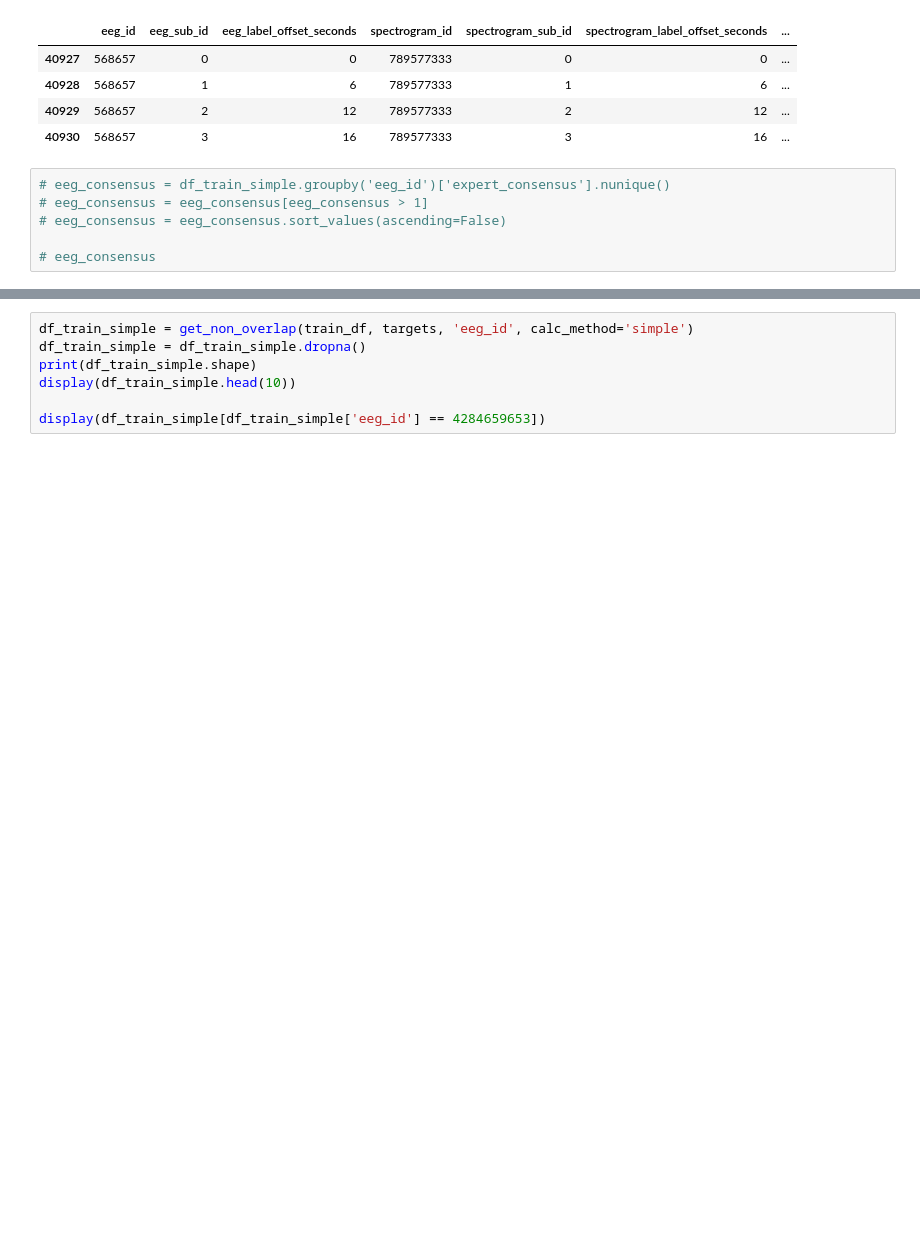
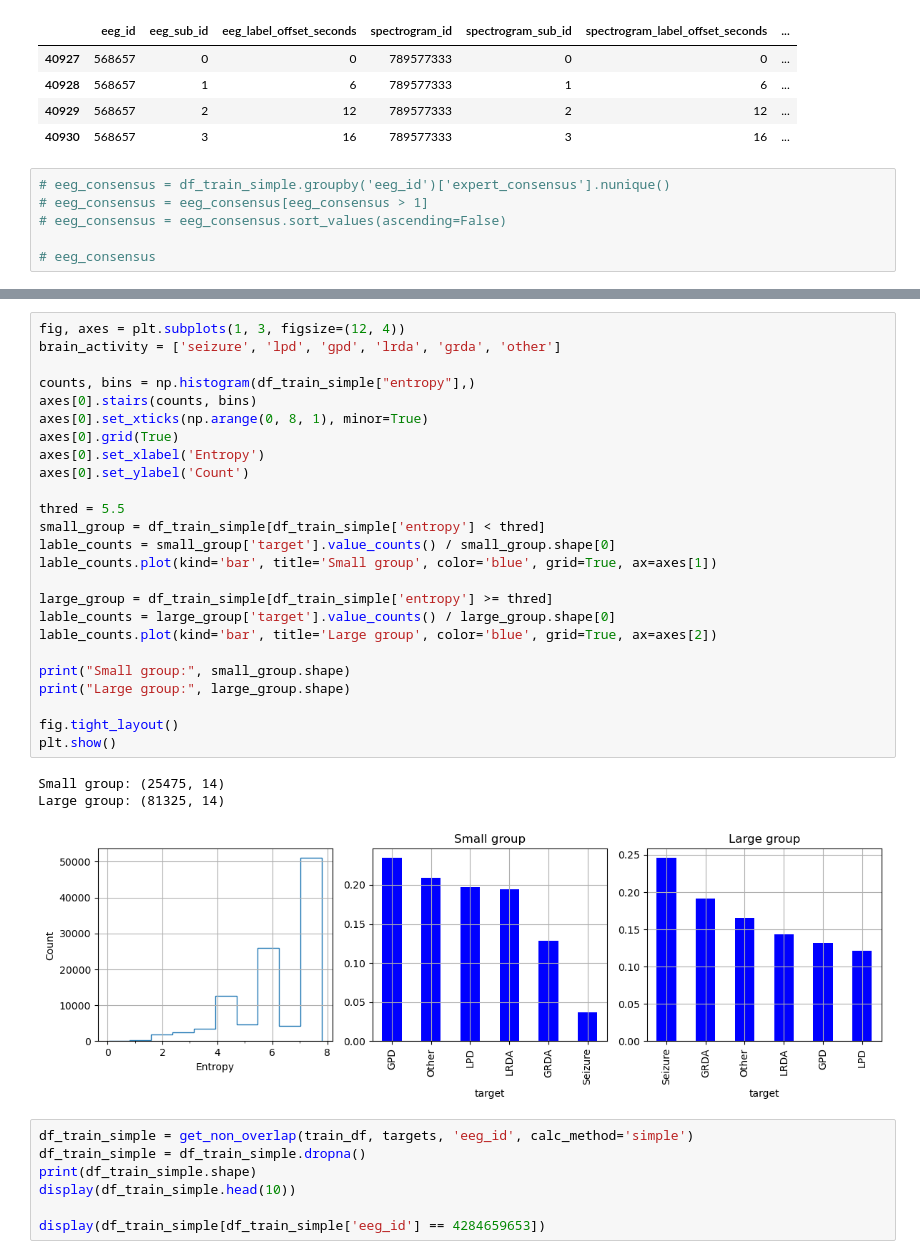
Before and after one commit to AzimuthLI/kaggle_hms, a Jupyter notebook: notebooks/EDA.ipynb, the cells around one changed output, grey strips where cells are left out. Drawn from its saved outputs; the diff is of its cells as text; blank space fills up the shorter version.

```diff
--- a/notebooks/EDA.ipynb
+++ b/notebooks/EDA.ipynb
@@ -211,3 +236,32 @@ display(df_train_simple[df_train_simple['eeg_id'] == 4284659653])
+# %%
+fig, axes = plt.subplots(1, 3, figsize=(12, 4))
+brain_activity = ['seizure', 'lpd', 'gpd', 'lrda', 'grda', 'other']
+
+counts, bins = np.histogram(df_train_simple["entropy"],)
+axes[0].stairs(counts, bins)
+axes[0].set_xticks(np.arange(0, 8, 1), minor=True)
+axes[0].grid(True)
+axes[0].set_xlabel('Entropy')
+axes[0].set_ylabel('Count')
+
+thred = 5.5
+small_group = df_train_simple[df_train_simple['entropy'] < thred]
+lable_counts = small_group['target'].value_counts() / small_group.shape[0]
+lable_counts.plot(kind='bar', title='Small group', color='blue', grid=True, ax=axes[1])
+
+large_group = df_train_simple[df_train_simple['entropy'] >= thred]
+lable_counts = large_group['target'].value_counts() / large_group.shape[0]
+lable_counts.plot(kind='bar', title='Large group', color='blue', grid=True, ax=axes[2])
+
+print("Small group:", small_group.shape)
+print("Large group:", large_group.shape)
+
+fig.tight_layout()
+plt.show()
+# %% [output]
+Small group: (25475, 14)
+Large group: (81325, 14)
+[figure, added]
 # %%
 df_train_simple = get_non_overlap(train_df, targets, 'eeg_id', calc_method='simple')
 df_train_simple = df_train_simple.dropna()
```
Also changed, not shown: parts of 3 cells of this notebook, 5 other files.
